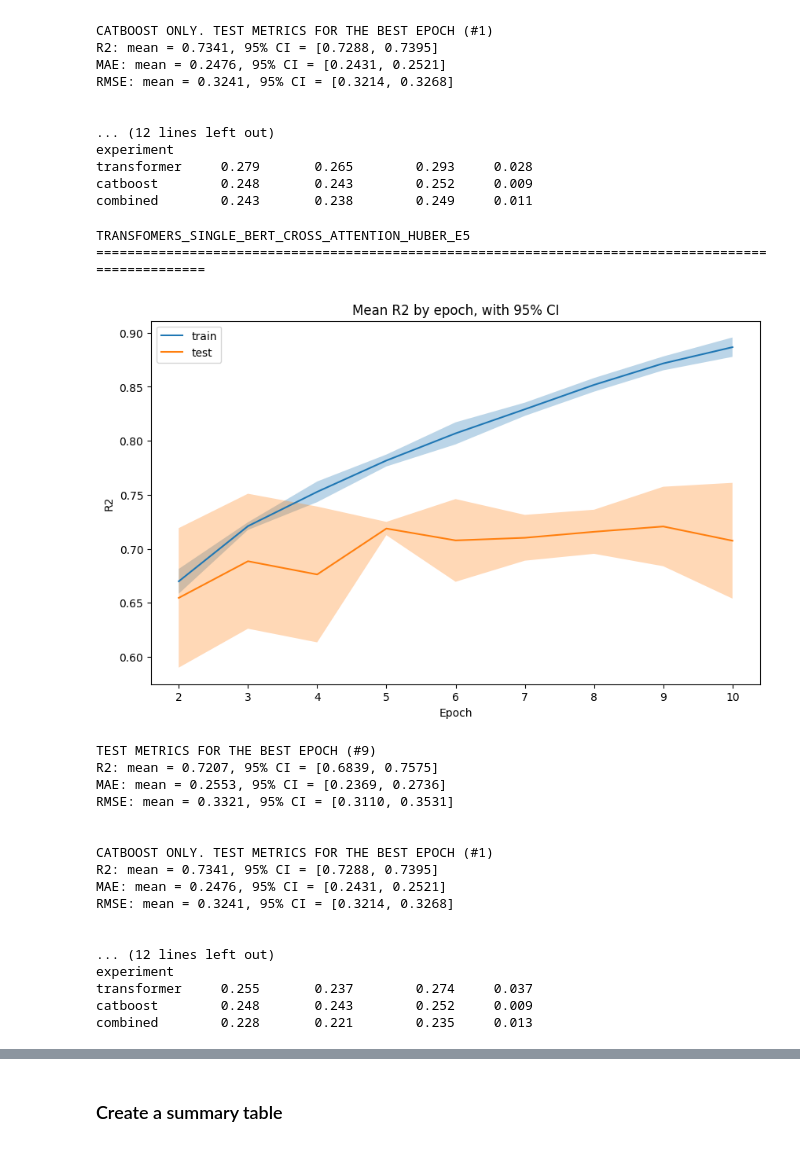
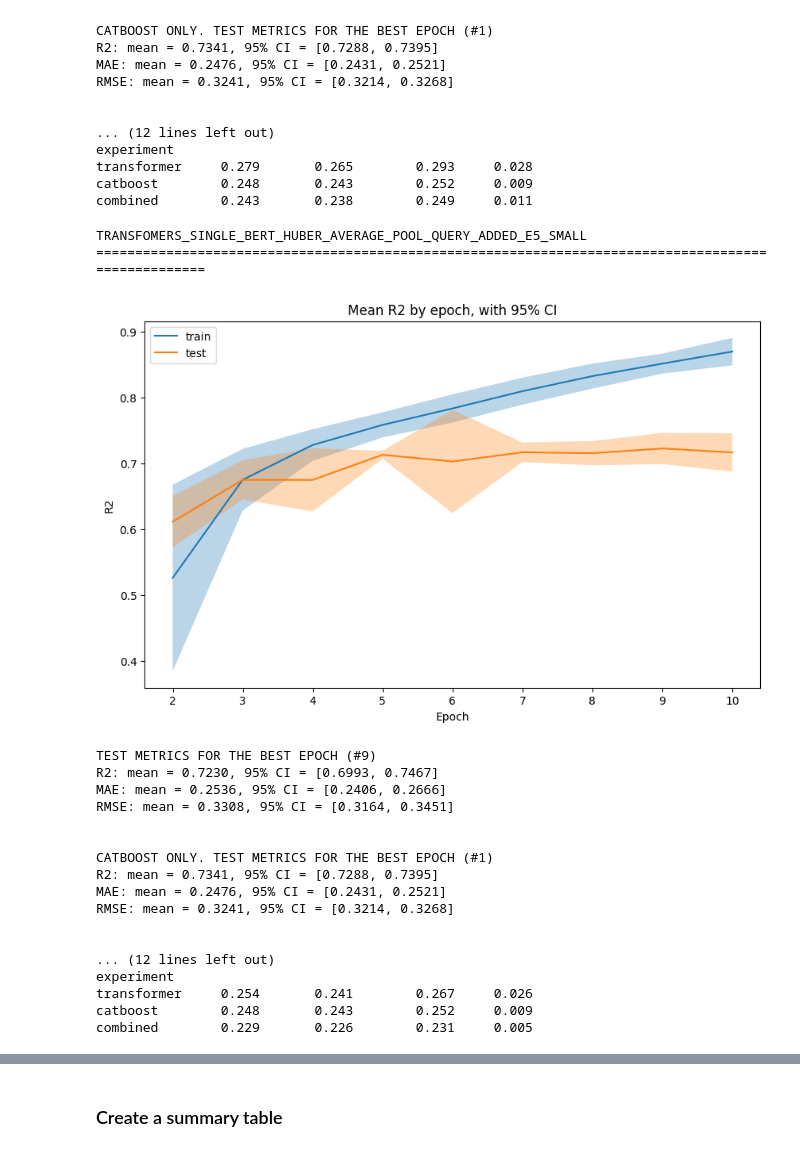
Before and after one commit to EugeneRomanov/ods_nlp_project, a Jupyter notebook: predictions_summary/predictions_summary.ipynb, the cells around one changed output, grey strips where cells are left out. Cells and saved outputs as stored; diff of their text form; code cells hidden in the pictures.

```diff
--- a/predictions_summary/predictions_summary.ipynb
+++ b/predictions_summary/predictions_summary.ipynb
@@ -33,9 +33,9 @@ experiments = [
     'transfomers_dual_bert_mse',
     'transfomers_single_bert_huber_mask_pooling',
     'transfomers_double_bert_huber_tsdae',
-    'transfomers_single_bert_huber_multilingual_e5_small',
     'transfomers_single_bert_cross_attention_huber',
-    'transfomers_single_bert_cross_attention_huber_e5',
+    'transfomers_single_bert_huber_average_pool_query_added_e5_small',
+    'transfomers_single_bert_cross_attention_huber_average_pool_query_added_e5_small',
 ]
 
 for experiment in experiments:
@@ -516,27 +482,26 @@ transformer     0.279       0.265        0.293     0.028
 catboost        0.248       0.243        0.252     0.009
 combined        0.243       0.238        0.249     0.011
 # %%
-# now for the last one
-experiment = 'transfomers_single_bert_cross_attention_huber_e5'
+experiment = 'transfomers_single_bert_huber_average_pool_query_added_e5_small'
 print(experiment.upper())
 print('='*100)
 
 
 metrics[experiment] = display_metrics_with_ci(history[experiment])
 metrics[experiment]['r2_diff'] = metrics[experiment]['r2_ci_high'] - metrics[experiment]['r2_ci_low']
 metrics[experiment]['mae_diff'] = metrics[experiment]['mae_ci_high'] - metrics[experiment]['mae_ci_low']
 
 print(metrics[experiment][['r2_mean', 'r2_ci_low', 'r2_ci_high', 'r2_diff',]].round(3))
 print()
 print(metrics[experiment][['mae_mean', 'mae_ci_low', 'mae_ci_high', 'mae_diff']].round(3))
 # %% [output]
-TRANSFOMERS_SINGLE_BERT_CROSS_ATTENTION_HUBER_E5
+TRANSFOMERS_SINGLE_BERT_HUBER_AVERAGE_POOL_QUERY_ADDED_E5_SMALL
 ====================================================================================================
-[figure, old version]
+[figure, new version]
 TEST METRICS FOR THE BEST EPOCH (#9)
-R2: mean = 0.7207, 95% CI = [0.6839, 0.7575]
-MAE: mean = 0.2553, 95% CI = [0.2369, 0.2736]
-RMSE: mean = 0.3321, 95% CI = [0.3110, 0.3531]
+R2: mean = 0.7230, 95% CI = [0.6993, 0.7467]
+MAE: mean = 0.2536, 95% CI = [0.2406, 0.2666]
+RMSE: mean = 0.3308, 95% CI = [0.3164, 0.3451]
 
 
 CATBOOST ONLY. TEST METRICS FOR THE BEST EPOCH (#1)
@@ -547,6 +512,6 @@ RMSE: mean = 0.3241, 95% CI = [0.3214, 0.3268]
 
 ... (12 lines left out)
 experiment
-transformer     0.255       0.237        0.274     0.037
+transformer     0.254       0.241        0.267     0.026
 catboost        0.248       0.243        0.252     0.009
-combined        0.228       0.221        0.235     0.013
+combined        0.229       0.226        0.231     0.005
```
Also changed, not shown: parts of 6 cells of this notebook.
